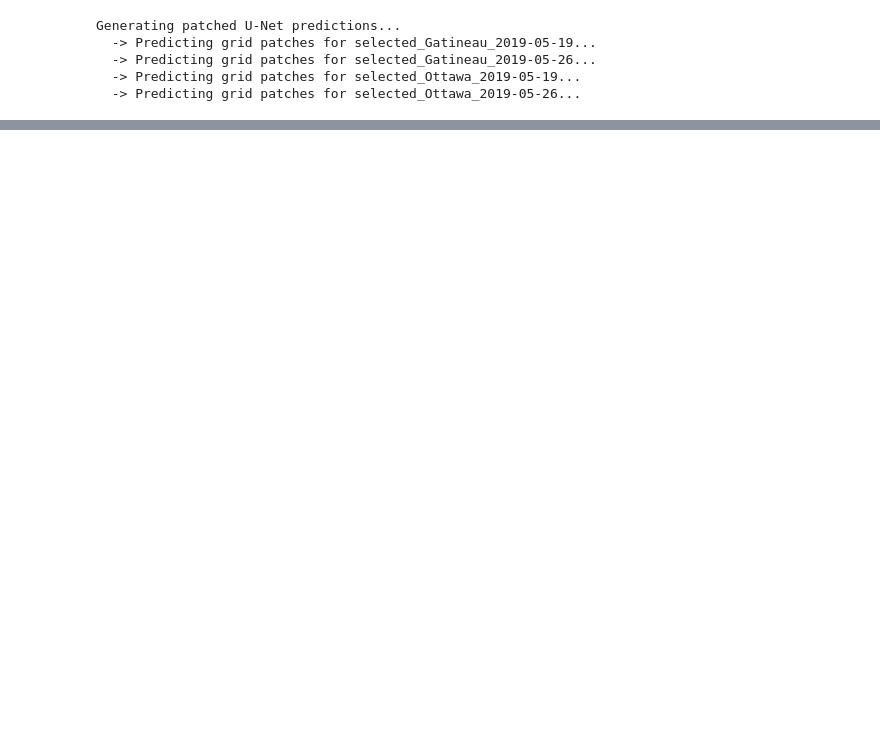
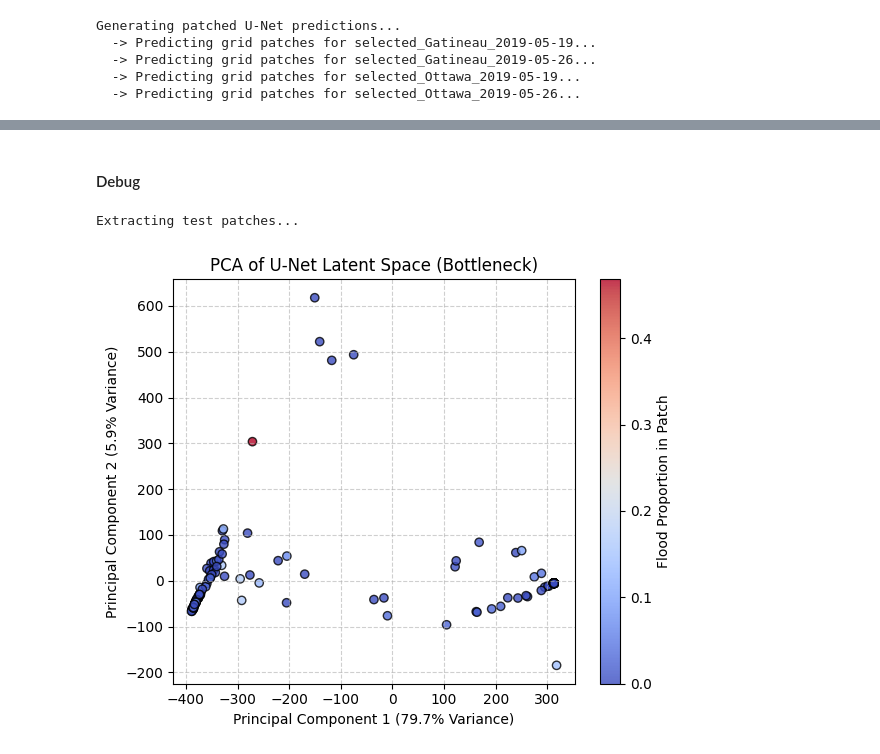
Before and after one commit to w-winnie/FloodPrediction, a Jupyter notebook: notebooks/sandbox_3_unet.ipynb, the cells around one changed output, grey strips where cells are left out. Saved outputs shown, nothing was run; the diff lists cells and outputs as text; code cells hidden in the pictures; blank space fills up the shorter version.

```diff
--- a/notebooks/sandbox_3_unet.ipynb
+++ b/notebooks/sandbox_3_unet.ipynb
@@ -874,7 +874,7 @@ Generating patched U-Net predictions...
 # %%
 # save predictions
 
-with open("film_unet_predictions.pkl", "wb") as f:
+with open("film_unet_predictions_gfm.pkl", "wb") as f:
     pickle.dump(unet_predictions, f)
 # %%
 # Evaluate against the ground truth S1 labels
@@ -899,0 +900,2 @@ Precision: 0.8625 | Recall: 0.5321 | F1-Score: 0.6582
+# %% [markdown]
+#### Debug
@@ -899,0 +957,37 @@ Precision: 0.8625 | Recall: 0.5321 | F1-Score: 0.6582
+# %%
+def plot_latent_space(X_latent: np.ndarray, y_prop: np.ndarray):
+    """Reduces the bottleneck latent space using PCA and plots the distribution."""
+
+    # Compress the high-dimensional bottleneck down to 2 Principal Components
+    pca = PCA(n_components=2)
+    X_pca = pca.fit_transform(X_latent)
+
+    plt.figure(figsize=(6, 5))
+    scatter = plt.scatter(X_pca[:, 0], X_pca[:, 1], c=y_prop, cmap='coolwarm', alpha=0.8, edgecolors='k')
+    cbar = plt.colorbar(scatter)
+    cbar.set_label('Flood Proportion in Patch')
+
+    plt.title("PCA of U-Net Latent Space (Bottleneck)")
+    plt.xlabel(f"Principal Component 1 ({pca.explained_variance_ratio_[0]*100:.1f}% Variance)")
+    plt.ylabel(f"Principal Component 2 ({pca.explained_variance_ratio_[1]*100:.1f}% Variance)")
+    plt.grid(True, linestyle='--', alpha=0.6)
+    plt.tight_layout()
+    plt.show()
+# %%
+# Build Test Data
+print("Extracting test patches...")
+X_spatial_tensor, X_weather_tensor, y_list_tensor = extract_unet_patches_spatial_weather(
+    test_samples,
+    target="gfm_mask",
+    patch_size=256,
+    patches_per_img=50
+)
+test_dataset = TensorDataset(X_spatial_tensor, X_weather_tensor, y_list_tensor)
+test_loader = DataLoader(test_dataset, batch_size=16, shuffle=True)
+# %% [output]
+Extracting test patches...
+# %%
+X_latent, y_prop = extract_latent_features(unet_model, test_loader, inference_device, max_batches=50)
+plot_latent_space(X_latent, y_prop)
+# %% [output]
+[figure, added]
```
Also changed, not shown: parts of 9 cells of this notebook.
